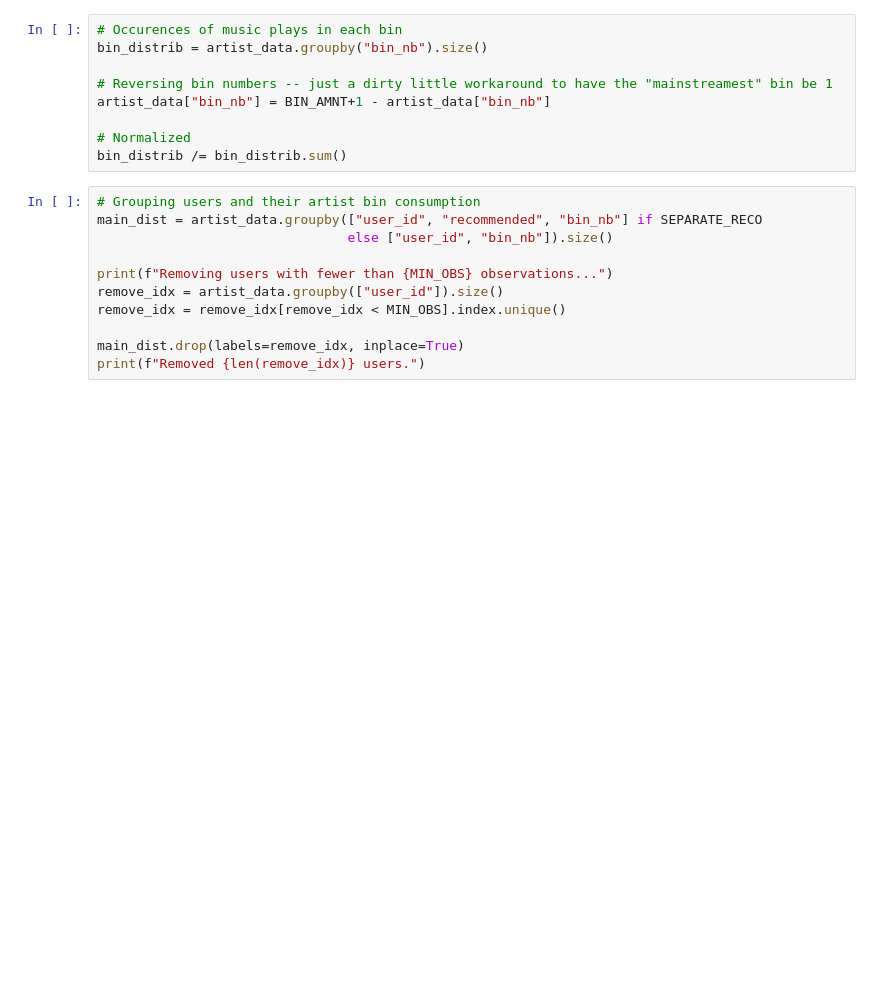
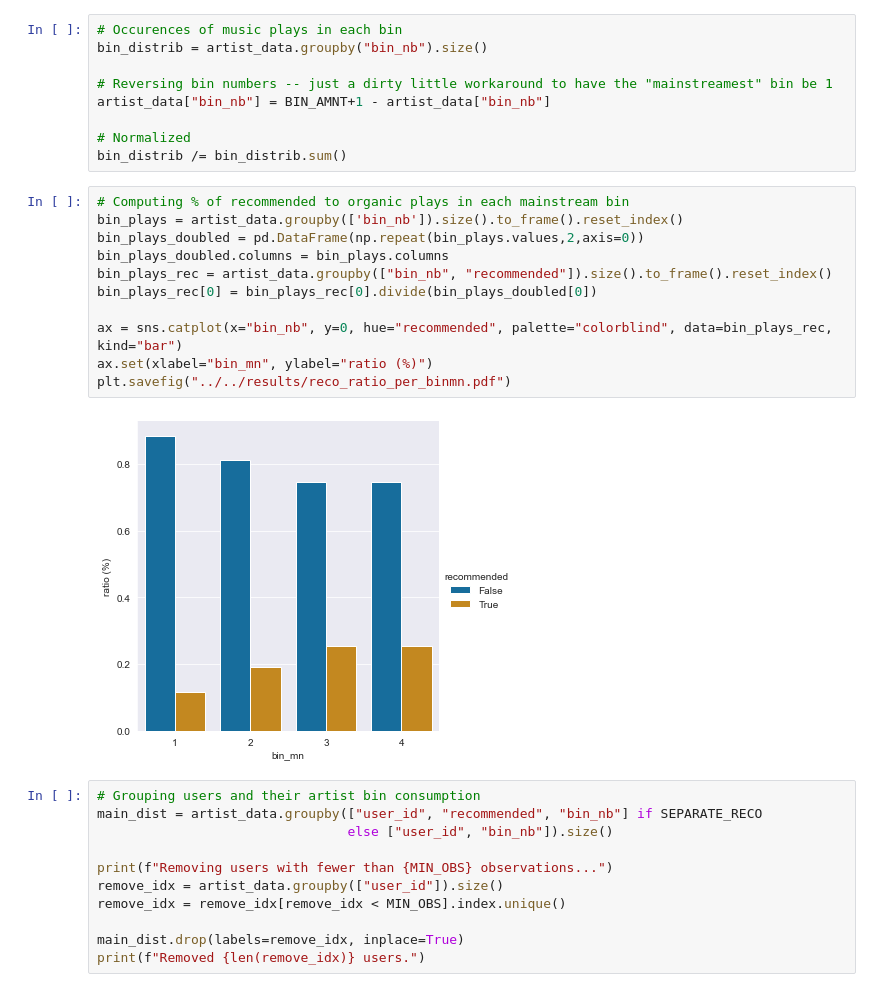
Before and after one commit to QuVil/cmb-recommendation, a Jupyter notebook: src/analysis/mainstream_tests.ipynb, the cells around one changed output. Drawn from its saved outputs; the diff is of its cells as text; blank space fills up the shorter version.

```diff
--- a/src/analysis/mainstream_tests.ipynb
+++ b/src/analysis/mainstream_tests.ipynb
@@ -117,6 +117,19 @@ artist_data["bin_nb"] = BIN_AMNT+1 - artist_data["bin_nb"]
 
 # Normalized
 bin_distrib /= bin_distrib.sum()
+# %%
+# Computing % of recommended to organic plays in each mainstream bin
+bin_plays = artist_data.groupby(['bin_nb']).size().to_frame().reset_index()
+bin_plays_doubled = pd.DataFrame(np.repeat(bin_plays.values,2,axis=0))
+bin_plays_doubled.columns = bin_plays.columns
+bin_plays_rec = artist_data.groupby(["bin_nb", "recommended"]).size().to_frame().reset_index()
+bin_plays_rec[0] = bin_plays_rec[0].divide(bin_plays_doubled[0])
+
+ax = sns.catplot(x="bin_nb", y=0, hue="recommended", palette="colorblind", data=bin_plays_rec, kind="bar")
+ax.set(xlabel="bin_mn", ylabel="ratio (%)")
+plt.savefig("../../results/reco_ratio_per_binmn.pdf")
+# %% [output]
+[figure, added]
 # %%
 # Grouping users and their artist bin consumption
 main_dist = artist_data.groupby(["user_id", "recommended", "bin_nb"] if SEPARATE_RECO
```
Also changed, not shown: parts of 2 cells of this notebook, 5 other files.
